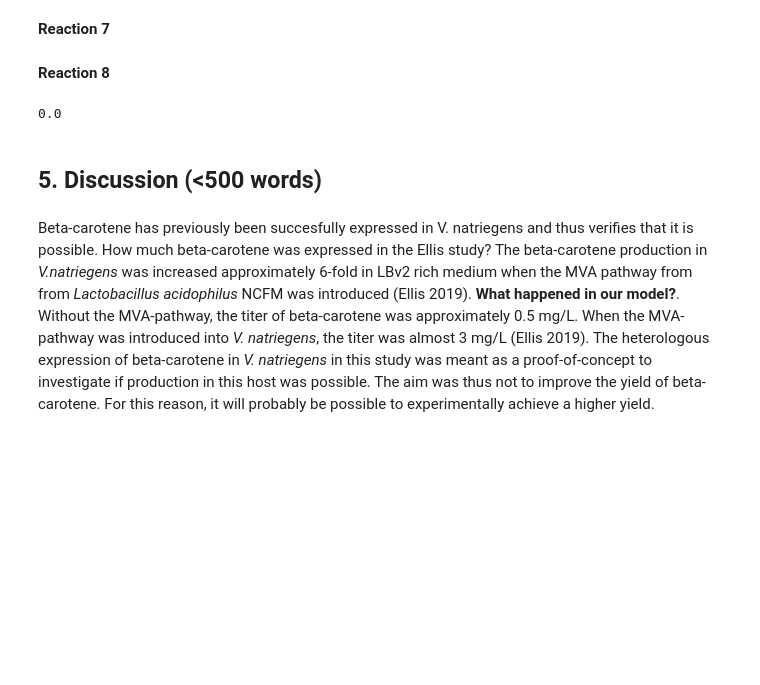
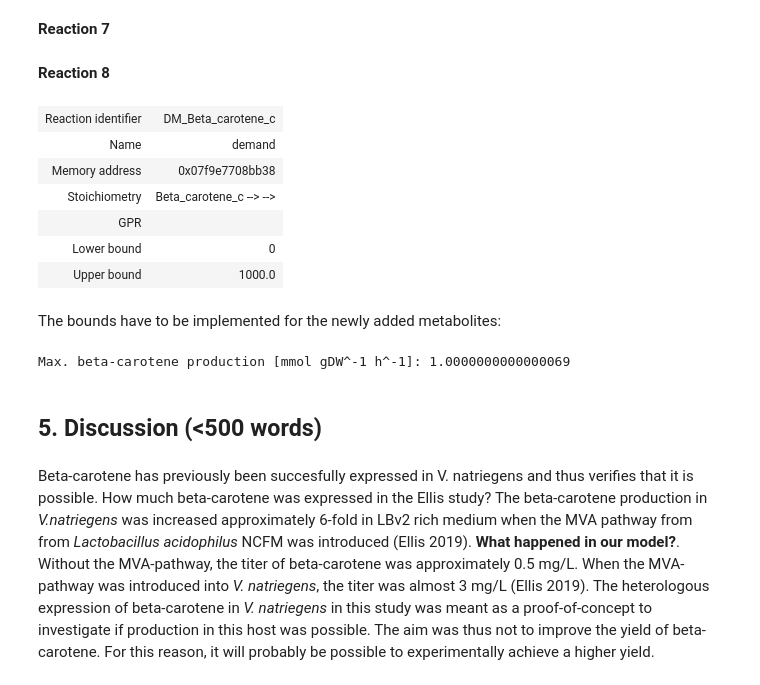
Before and after one commit to 27410/27410-2020-group-project-group-7_vibrio-natriegens, a Jupyter notebook: Report.ipynb, the cells around one changed output. Saved outputs shown, nothing was run; the diff lists cells and outputs as text; code cells hidden in the pictures; blank space fills up the shorter version.

```diff
--- a/Report.ipynb
+++ b/Report.ipynb
@@ -266,7 +269,7 @@ Reaction_2_beta=Reaction('Step2_beta')  # Prephytoene diphosphate <=> Diphosphat
 Phytoene=Metabolite(id='Phytoene_c', compartment='c')
 Reaction_2_beta.add_metabolites({Prephytoene_PP: -1, #made in reaction 1
                               Phytoene: 1, # our newly created metabolite
-                              modelM9.metabolites.ppi_c: 1 #Find navn i tabel
+                              modelc.metabolites.ppi_c: 1 #Find navn i tabel
                              })
 # %% [markdown]
 **Reaction 3**
@@ -290,9 +293,9 @@ Reaction_4_beta.add_metabolites({Phytofluene: -1, #made in reaction 3
 Reaction_5_beta=Reaction('Step5_beta')  # all-trans-zeta-Carotene + Reduced acceptor + Oxygen <=> all-trans-Neurosporene + 2 H2O + Acceptor
 neurosporene=Metabolite(id='neurosporene_c', compartment='c')
 Reaction_5_beta.add_metabolites({zeta_carotene: -1, #made in reaction 4
-                                 modelM9.metabolites.o2_c: -1,
+                                 modelc.metabolites.o2_c: -1,
                               neurosporene: 1, # our newly created metabolite
-                                modelM9.metabolites.h2o_c: 2
+                                modelc.metabolites.h2o_c: 2
                              })
 # %% [markdown]
 **Reaction 6**
@@ -300,9 +303,9 @@ Reaction_5_beta.add_metabolites({zeta_carotene: -1, #made in reaction 4
 Reaction_6_beta=Reaction('Step6_beta')  # all-trans-Neurosporene + Reduced acceptor + Oxygen <=> Lycopene + Acceptor + 2 H2O
 Lycopene=Metabolite(id='lycopene_c', compartment='c')
 Reaction_6_beta.add_metabolites({neurosporene: -1, #made in reaction 5
-                                 modelM9.metabolites.o2_c: -1,
+                                 modelc.metabolites.o2_c: -1,
                               Lycopene: 1, # our newly created metabolite
-                                 modelM9.metabolites.h2o_c: 2
+                                 modelc.metabolites.h2o_c: 2
                              })
 # %% [markdown]
 **Reaction 7**
@@ -321,27 +324,40 @@ Reaction_8_beta.add_metabolites({Gamma_carotene: -1, #made in reaction 7
                               Beta_carotene: 1
                              })
 # %%
-modelM9.add_reactions([Reaction_1_beta])
-modelM9.add_reactions([Reaction_2_beta])
-modelM9.add_reactions([Reaction_3_beta])
-modelM9.add_reactions([Reaction_4_beta])
-modelM9.add_reactions([Reaction_5_beta])
-modelM9.add_reactions([Reaction_6_beta])
-modelM9.add_reactions([Reaction_7_beta])
-modelM9.add_reactions([Reaction_8_beta])
+modelc.add_reactions([Reaction_1_beta])
+modelc.add_reactions([Reaction_2_beta])
+modelc.add_reactions([Reaction_3_beta])
+modelc.add_reactions([Reaction_4_beta])
+modelc.add_reactions([Reaction_5_beta])
+modelc.add_reactions([Reaction_6_beta])
+modelc.add_reactions([Reaction_7_beta])
+modelc.add_reactions([Reaction_8_beta])
+# %%
+modelc.add_boundary(modelc.metabolites.Beta_carotene_c, type='demand')
+# %% [output]
+| Reaction identifier | DM_Beta_carotene_c |
+| Name | demand |
+| Memory address | 0x07f9e7708bb38 |
+| Stoichiometry | Beta_carotene_c --> --> |
+| GPR |  |
+| Lower bound | 0 |
+| Upper bound | 1000.0 |
+# %% [markdown]
+The bounds have to be implemented for the newly added metabolites:
 # %%
-with modelM9:
-    modelM9.objective = modelM9.reactions.Step1_beta
-    modelM9.objective = modelM9.reactions.Step2_beta
-    modelM9.objective = modelM9.reactions.Step3_beta
-    modelM9.objective = modelM9.reactions.Step4_beta
-    modelM9.objective = modelM9.reactions.Step5_beta
-    modelM9.objective = modelM9.reactions.Step6_beta
-    modelM9.objective = modelM9.reactions.Step7_beta
-    modelM9.objective = modelM9.reactions.Step8_beta
-    print(modelM9.optimize().objective_value)
+with modelc:
+    modelc.objective = modelc.reactions.Step1_beta
+    modelc.objective = modelc.reactions.Step2_beta
+    modelc.objective = modelc.reactions.Step3_beta
+    modelc.objective = modelc.reactions.Step4_beta
+    modelc.objective = modelc.reactions.Step5_beta
+    modelc.objective = modelc.reactions.Step6_beta
+    modelc.objective = modelc.reactions.Step7_beta
+    modelc.objective = modelc.reactions.Step8_beta
+    beta_carotene_production = modelc.optimize().objective_value
+    print('Max. beta-carotene production [mmol gDW^-1 h^-1]:',beta_carotene_production)
 # %% [output]
-0.0
+Max. beta-carotene production [mmol gDW^-1 h^-1]: 1.0000000000000069
 # %% [markdown]
 ## 5. Discussion (<500 words)
 # %% [markdown]
```
Also changed, not shown: parts of 44 cells of this notebook, 1 other file.
